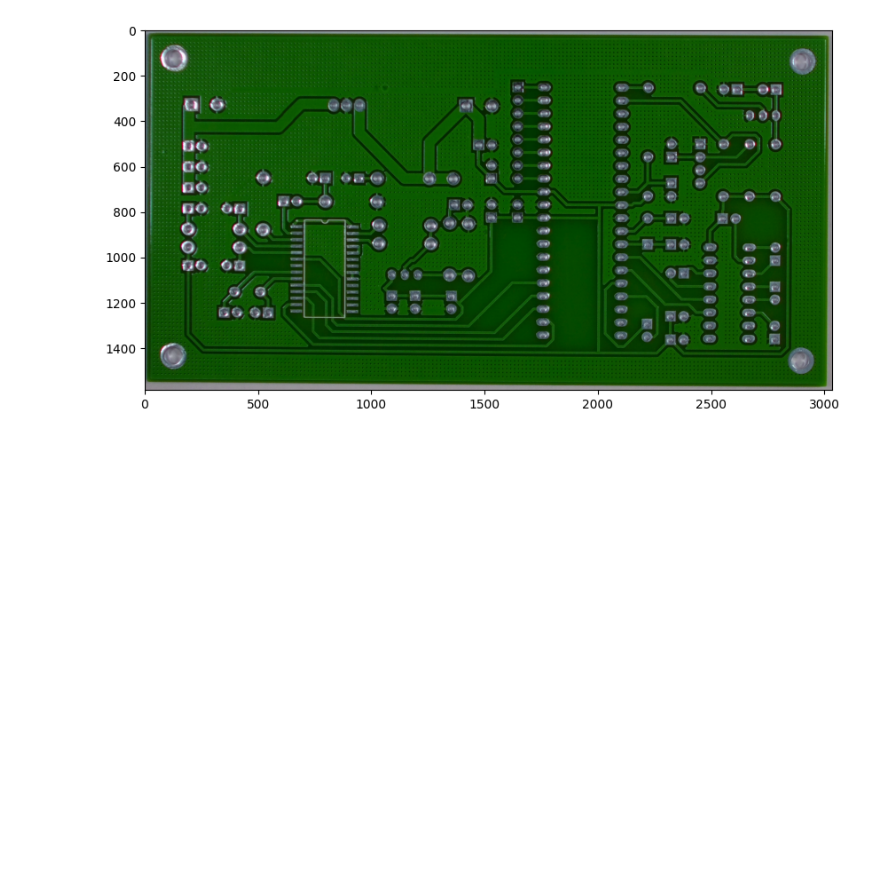
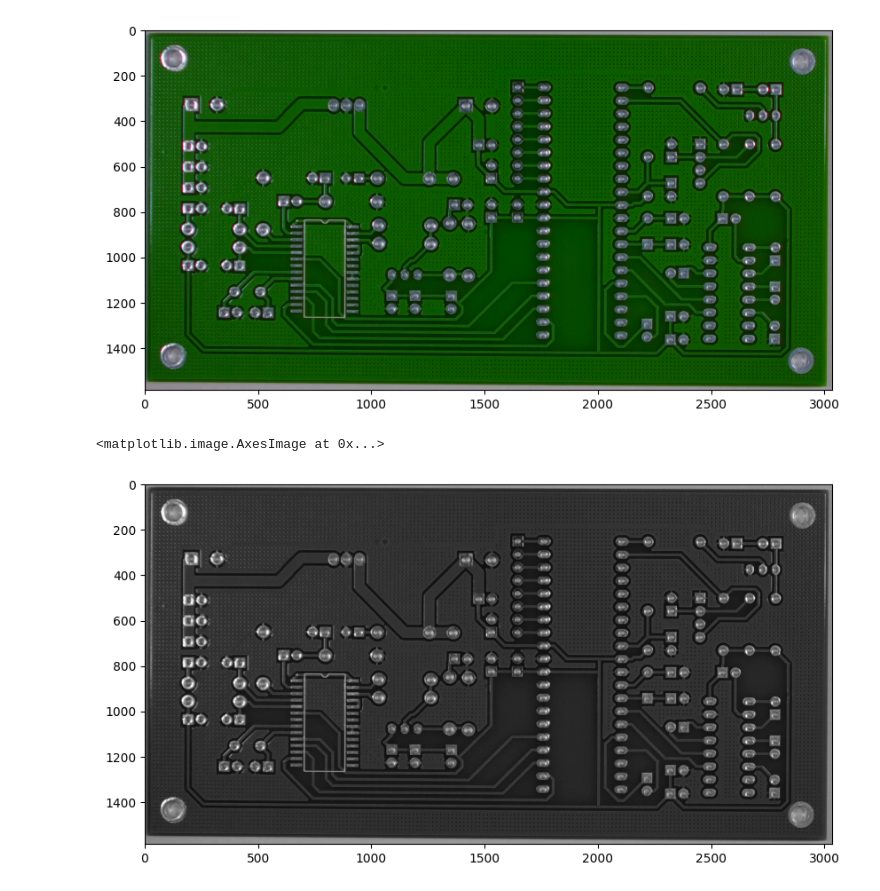
Before and after one commit to Saifullah785/PCB_Defect_Detection_ML_Projects, a Jupyter notebook: Project_01_PCB_Defect_Detection/Project_01_PCB_Defect_Detection_ML_Projects.ipynb, the cells around one changed output. Drawn from its saved outputs; the diff is of its cells as text; code cells hidden in the pictures; blank space fills up the shorter version.

```diff
--- a/Project_01_PCB_Defect_Detection/Project_01_PCB_Defect_Detection_ML_Projects.ipynb
+++ b/Project_01_PCB_Defect_Detection/Project_01_PCB_Defect_Detection_ML_Projects.ipynb
@@ -81,3 +81,11 @@ plt.imshow(rgb_template_img, cmap="gray")
 # %% [output]
 <matplotlib.image.AxesImage at 0x...>
 [figure]
+# %%
+template_img = cv2.imread('/content/drive/MyDrive/Bare-PCB-images-dataset/Template-PCB-images/01.JPG', 0)
+
+plt.figure(figsize=(10, 6))
+plt.imshow(template_img, cmap='gray')
+# %% [output]
+<matplotlib.image.AxesImage at 0x...>
+[figure, added]
```
